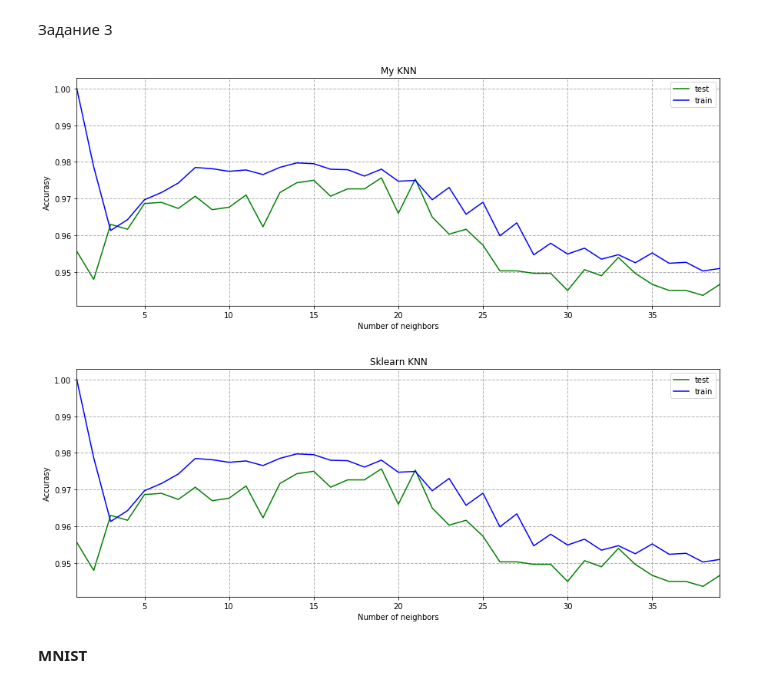
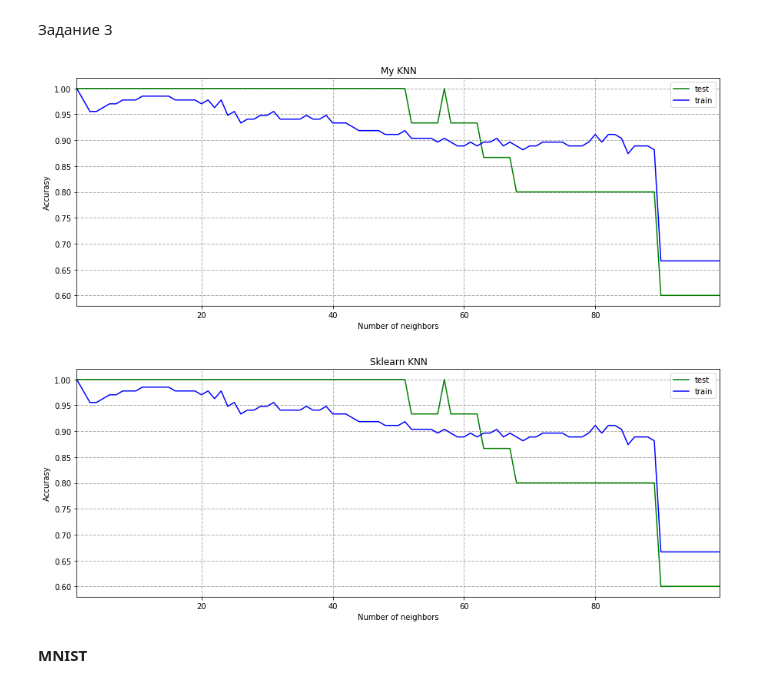
Before and after one commit to Bukhteev/technospher, a Jupyter notebook: algorithms/hw1/bukhteev_hw1.ipynb, the cells around one changed output. Drawn from its saved outputs; the diff is of its cells as text; code cells hidden in the pictures.

Commit message:
remark plots

```diff
--- a/algorithms/hw1/bukhteev_hw1.ipynb
+++ b/algorithms/hw1/bukhteev_hw1.ipynb
@@ -195,24 +195,26 @@ my_clf.score(X_test, y_test)
 # %% [markdown]
 Задание 3
 # %%
-n_max = 40
+n_max = 100
 test_n = 200
 my_train_score = np.zeros(n_max-1)
 my_test_score = np.zeros(n_max-1)
 train_score = np.zeros(n_max-1)
 test_score = np.zeros(n_max-1)
 x_ax = np.arange(1, n_max)
+X_train, X_test, y_train, y_test = train_test_split(
+            iris.data, iris.target,
+            test_size=0.1, stratify=iris.target
+        )
 for i in range(1, n_max):
     my_test = []
     my_train = []
     test = []
     train = []
+
     for j in range(test_n):
 #make different train and test for better models
-        X_train, X_test, y_train, y_test = train_test_split(
-            iris.data, iris.target,
-            test_size=0.1, stratify=iris.target
-        )
+
 #my classifier
         my_clf = MyKNeighborsClassifier(n_neighbors=i)
         my_clf.fit(X_train, y_train)
@@ -232,35 +234,35 @@ for i in range(1, n_max):
     test_score[i-1] = np.mean(my_test)
 
 # plots
 plt.figure(figsize=(15, 12))
 
 # my classifier
 plt.subplot(2, 1, 1)
 plt.xlim(1, n_max-1)
 plt.title("My KNN")
 plt.plot(np.arange(1, n_max), my_test_score, label="test", color="green")
 plt.plot(np.arange(1, n_max), my_train_score, label="train", color="blue")
 plt.xlabel('Number of neighbors')
 plt.ylabel('Accurasy')
 plt.legend()
 plt.grid(linestyle='--', linewidth=1)
 plt.show()
 
 plt.figure(figsize=(15, 12))
 
 plt.subplot(2, 1, 2)
 plt.xlim(1, n_max-1)
 plt.title("Sklearn KNN")
 plt.plot(np.arange(1, n_max), test_score, label="test", color="green")
 plt.plot(np.arange(1, n_max), train_score, label="train", color="blue")
 plt.xlabel('Number of neighbors')
 plt.ylabel('Accurasy')
 plt.legend()
 plt.grid(linestyle='--', linewidth=1)
 plt.show()
 # %% [output]
-[figure, old version]
+[figure, new version]
-[figure, old version]
+[figure, new version]
 # %% [markdown]
 **MNIST**
 # %%
```
Also changed, not shown: parts of 8 cells of this notebook.
